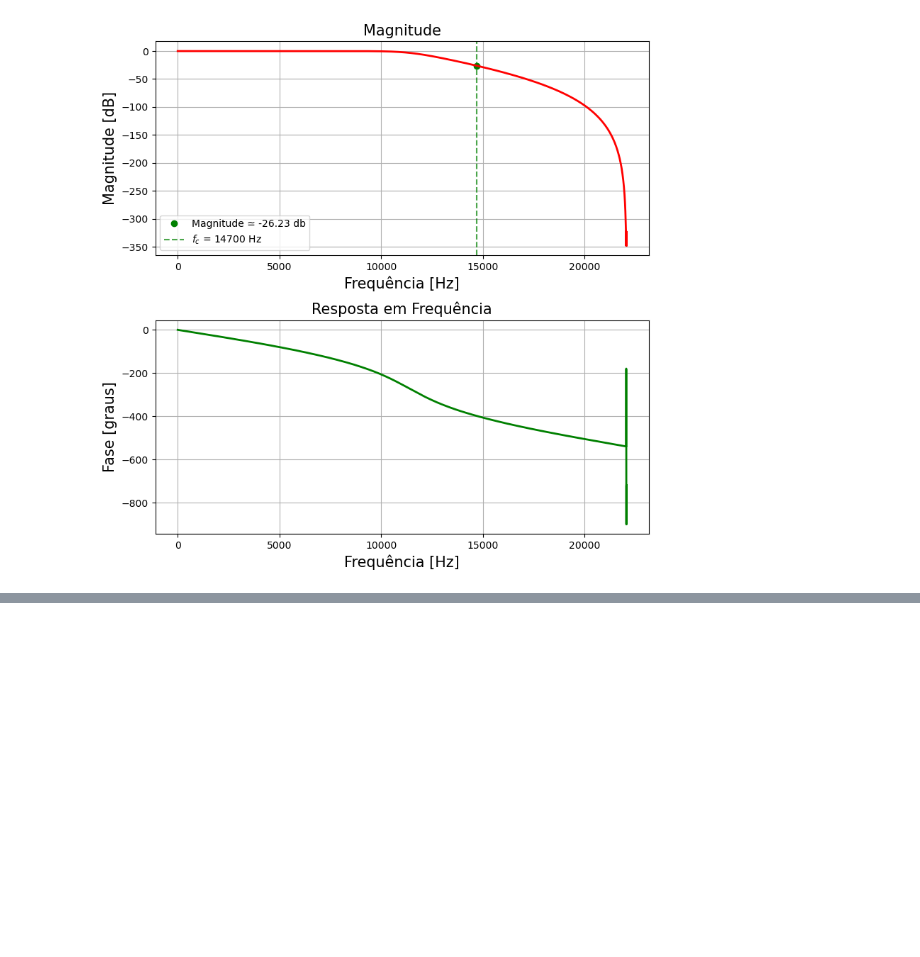
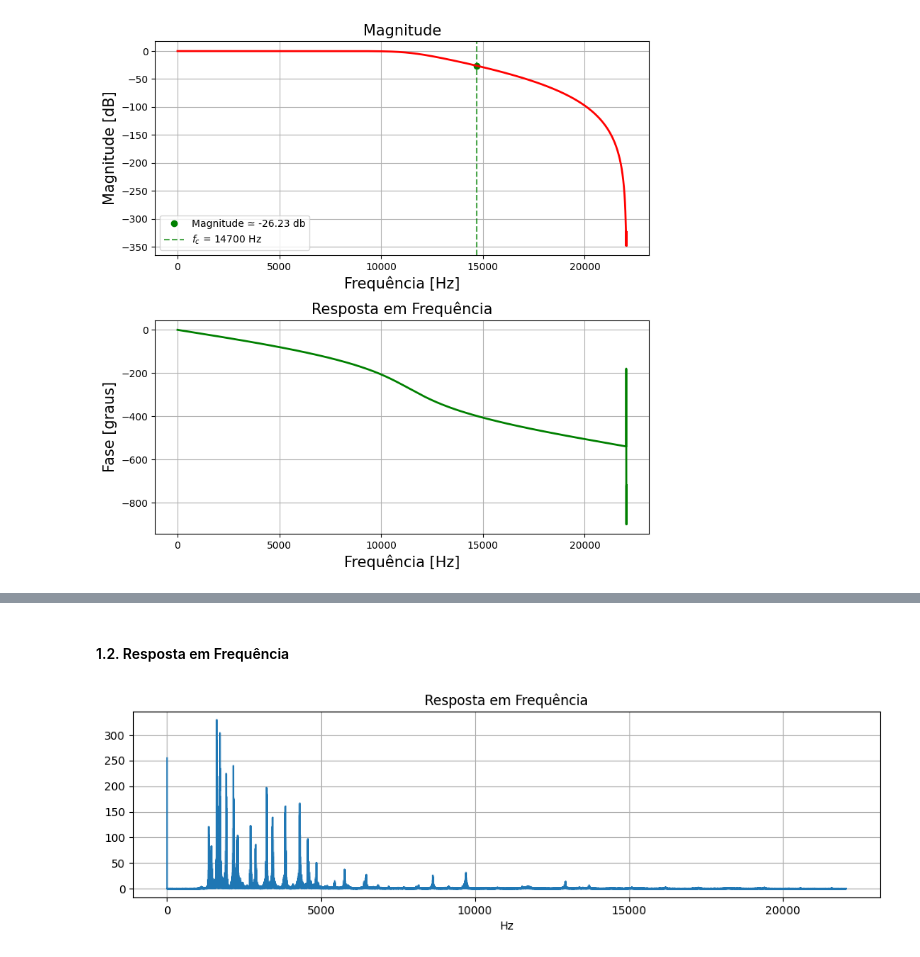
Before and after one commit to gabrielsandrade/ENGC26-20231, a Jupyter notebook: problema_2.ipynb, the cells around one changed output, grey strips where cells are left out. Saved outputs shown, nothing was run; the diff lists cells and outputs as text; code cells hidden in the pictures; blank space fills up the shorter version.

```diff
--- a/problema_2.ipynb
+++ b/problema_2.ipynb
@@ -155,0 +186,20 @@ Amplitude na frequência de corte: -26.234189751596514 dB
+# %% [markdown]
+#### 1.2. Resposta em Frequência
+# %%
+# Vetor contendo os coeficientes da transformada de fourier do sinal
+samples_fft = fft(samples)[:signal_length//2]
+magnitude_fft = np.abs(samples_fft)[:signal_length//2]
+
+# frequências positivas correspondentes aos coeficientes da transformada de Fourier do sinal de áudio.
+# Essas frequências são calculadas com base no tamanho do sinal e na frequência de amostragem.
+frequency_fft = fftfreq(signal_length, T)[:signal_length//2]
+
+# Plota o gráfico da resposta em frequência do sinal de entrada
+plt.figure(figsize=(12, 3))
+plt.plot(frequency_fft, (2.0/signal_length) * magnitude_fft)
+plt.title('Resposta em Frequência')
+plt.xlabel('Hz')
+plt.grid(True)
+plt.show()
+# %% [output]
+[figure, added]
```
Also changed, not shown: parts of 31 cells of this notebook, 1 other file.
